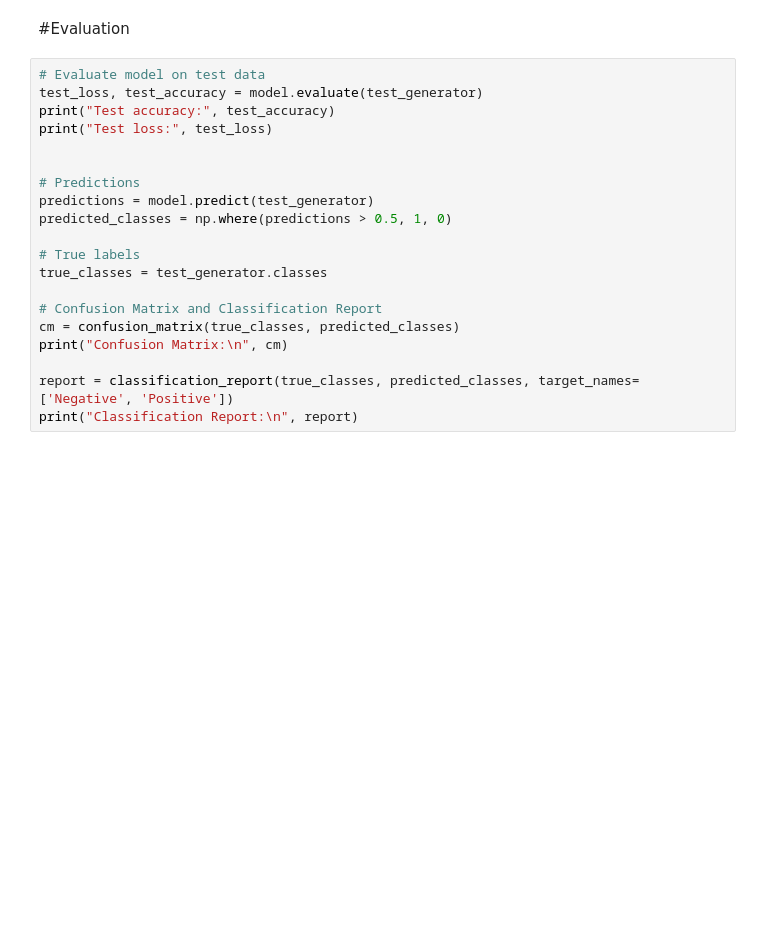
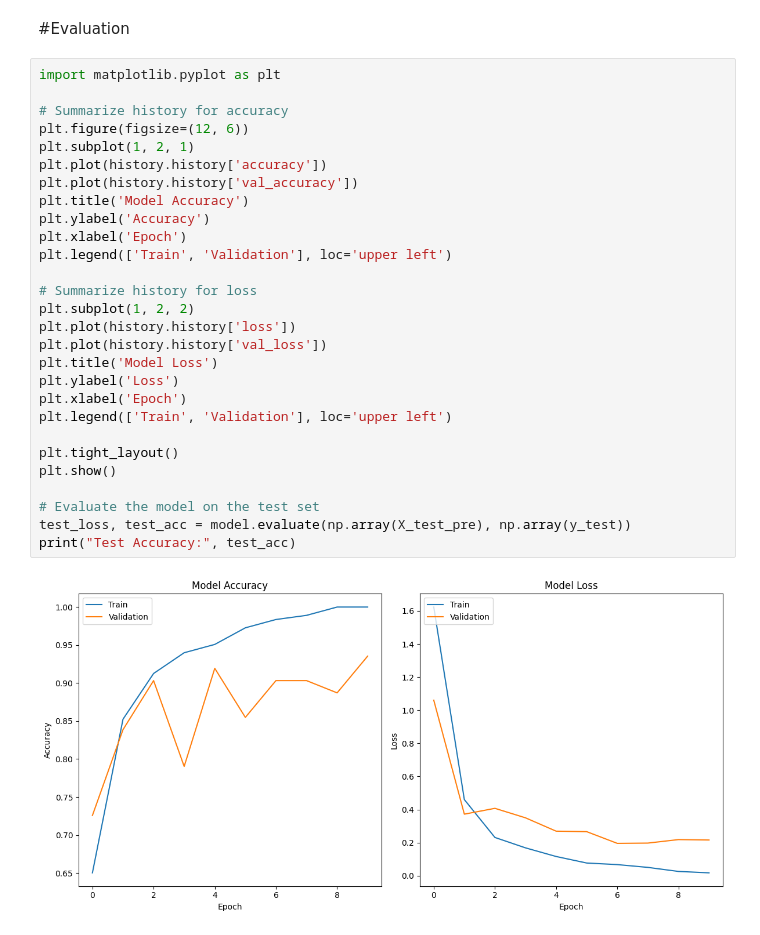
Before and after one commit to Bot1719744/Tumor-Classifier, a Jupyter notebook: ResNet.ipynb, the cells around one changed output. Saved outputs shown, nothing was run; the diff lists cells and outputs as text; blank space fills up the shorter version.

```diff
--- a/ResNet.ipynb
+++ b/ResNet.ipynb
@@ -78,22 +208,32 @@ history = model.fit(
 # %% [markdown]
 #Evaluation
-# %%
-# Evaluate model on test data
-test_loss, test_accuracy = model.evaluate(test_generator)
-print("Test accuracy:", test_accuracy)
-print("Test loss:", test_loss)
-
-
-# Predictions
-predictions = model.predict(test_generator)
-predicted_classes = np.where(predictions > 0.5, 1, 0)
-
-# True labels
-true_classes = test_generator.classes
-
-# Confusion Matrix and Classification Report
-cm = confusion_matrix(true_classes, predicted_classes)
-print("Confusion Matrix:\n", cm)
-
-report = classification_report(true_classes, predicted_classes, target_names=['Negative', 'Positive'])
-print("Classification Report:\n", report)
+# %%
+import matplotlib.pyplot as plt
+
+# Summarize history for accuracy
+plt.figure(figsize=(12, 6))
+plt.subplot(1, 2, 1)
+plt.plot(history.history['accuracy'])
+plt.plot(history.history['val_accuracy'])
+plt.title('Model Accuracy')
+plt.ylabel('Accuracy')
+plt.xlabel('Epoch')
+plt.legend(['Train', 'Validation'], loc='upper left')
+
+# Summarize history for loss
+plt.subplot(1, 2, 2)
+plt.plot(history.history['loss'])
+plt.plot(history.history['val_loss'])
+plt.title('Model Loss')
+plt.ylabel('Loss')
+plt.xlabel('Epoch')
+plt.legend(['Train', 'Validation'], loc='upper left')
+
+plt.tight_layout()
+plt.show()
+
+# Evaluate the model on the test set
+test_loss, test_acc = model.evaluate(np.array(X_test_pre), np.array(y_test))
+print("Test Accuracy:", test_acc)
+# %% [output]
+[figure, added]
```
Also changed, not shown: parts of 14 cells of this notebook.
